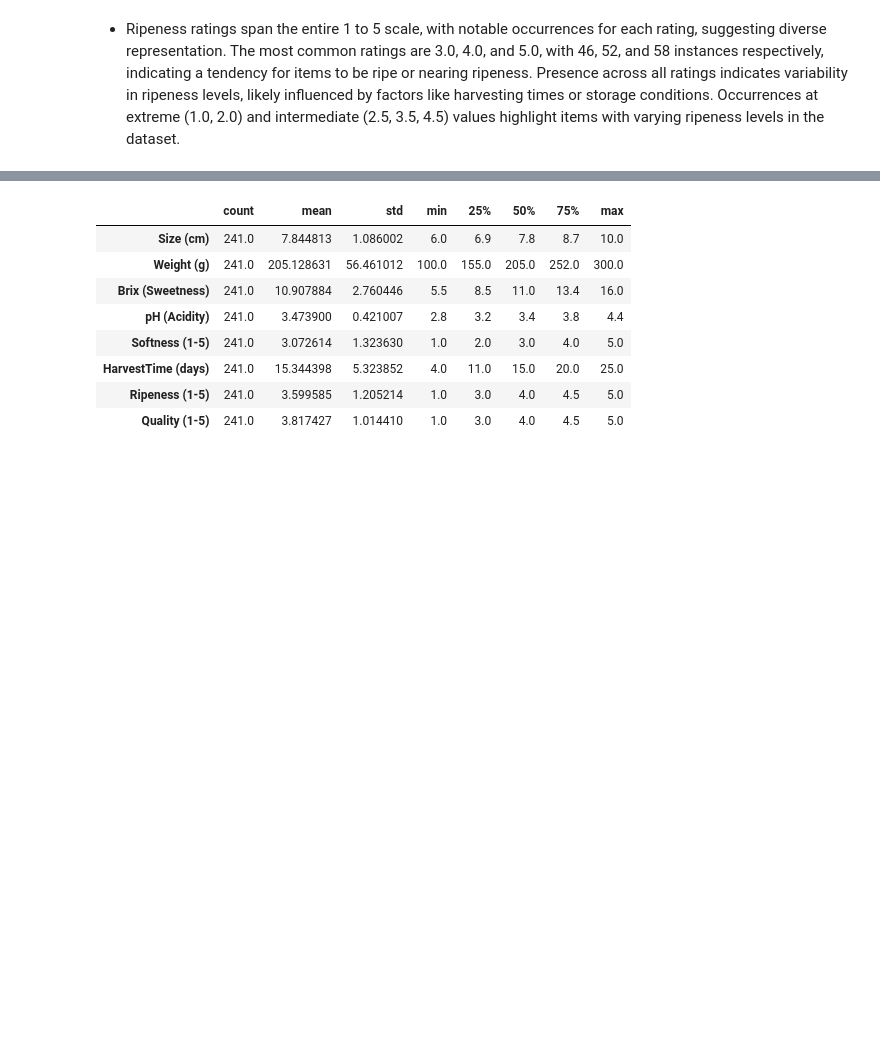
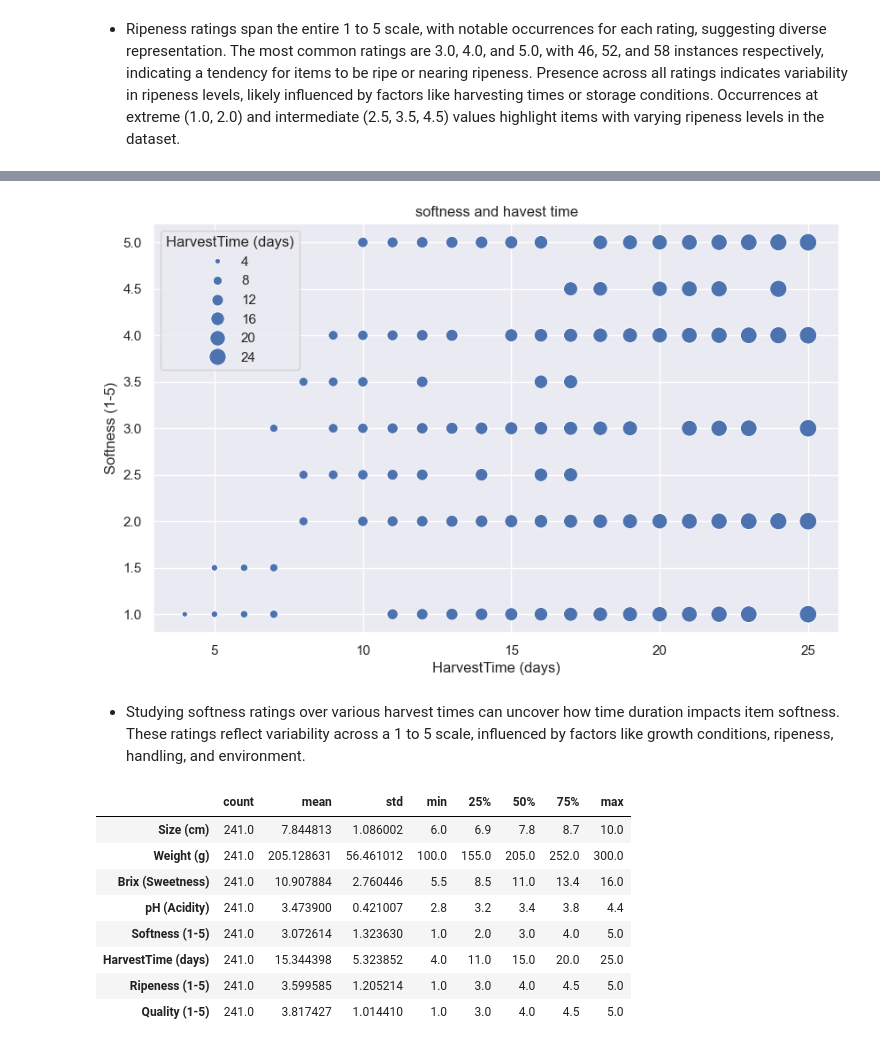
Before and after one commit to Djazil01/Orange-Quality-Classification, a Jupyter notebook: orange.ipynb, the cells around one changed output, grey strips where cells are left out. Saved outputs shown, nothing was run; the diff lists cells and outputs as text; code cells hidden in the pictures; blank space fills up the shorter version.

```diff
--- a/orange.ipynb
+++ b/orange.ipynb
@@ -192,3 +211,14 @@ Passing `palette` without assigning `hue` is deprecated and will be removed in v
+# %%
+plt.figure(figsize=(10,6))
+sns.scatterplot(data=data_orange,x='HarvestTime (days)',y='Softness (1-5)',size='HarvestTime (days)',sizes=(20,200))
+plt.title('softness and havest time')
+plt.xlabel('HarvestTime (days)')
+plt.ylabel('Softness (1-5)')
+plt.show()
+# %% [output]
+[figure, added]
+# %% [markdown]
+* Studying softness ratings over various harvest times can uncover how time duration impacts item softness. These ratings reflect variability across a 1 to 5 scale, influenced by factors like growth conditions, ripeness, handling, and environment.
 # %%
 data_orange.describe().T
 # %% [output]
```
Also changed, not shown: parts of 19 cells of this notebook.
